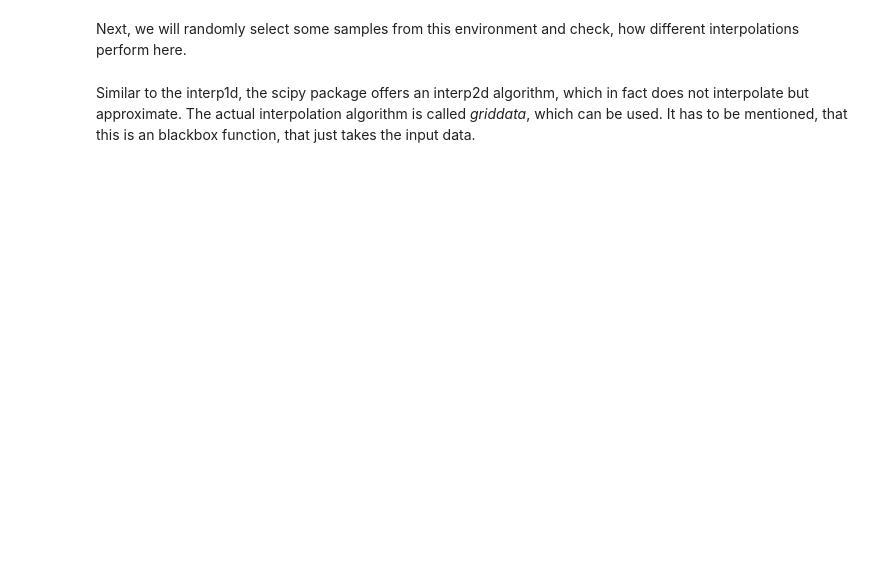
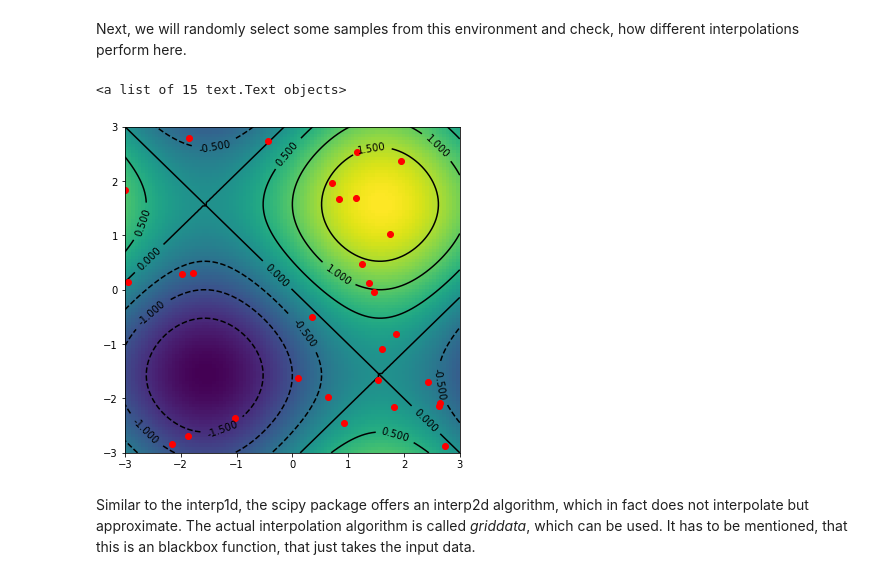
Before and after one commit to lordblaupause/felis_python2, a Jupyter notebook: felis_python2/lectures/04_Scipy.ipynb, the cells around one changed output. Saved outputs shown, nothing was run; the diff lists cells and outputs as text; code cells hidden in the pictures; blank space fills up the shorter version.

```diff
--- a/felis_python2/lectures/04_Scipy.ipynb
+++ b/felis_python2/lectures/04_Scipy.ipynb
@@ -157,12 +162,21 @@ Next, we will randomly select some samples from this environment and check, how
 # %%
 # select sample points
 n = 30
 sample = np.random.rand(n,2) * 6 - 3
 
 # unstack
 xi = sample[:, 0]
 yi = sample[:, 1]
 zi = rf(xi, yi)
+
+fig, ax = plt.subplots(1,1, figsize=(6,6))
+ax.pcolor(xx,yy,zz)
+ax.plot(xi, yi, 'or')
+contour = ax.contour(xx,yy,zz, colors='k')
+ax.clabel(contour)
+# %% [output]
+<a list of 15 text.Text objects>
+[figure, added]
 # %% [markdown]
 Similar to the interp1d, the scipy package offers an interp2d algorithm, which in fact does not interpolate but approximate. The actual interpolation algorithm is called *griddata*, which can be used. It has to be mentioned, that this is an blackbox function, that just takes the input data.
 # %%
```
Also changed, not shown: parts of 26 cells of this notebook, 2 other files.
